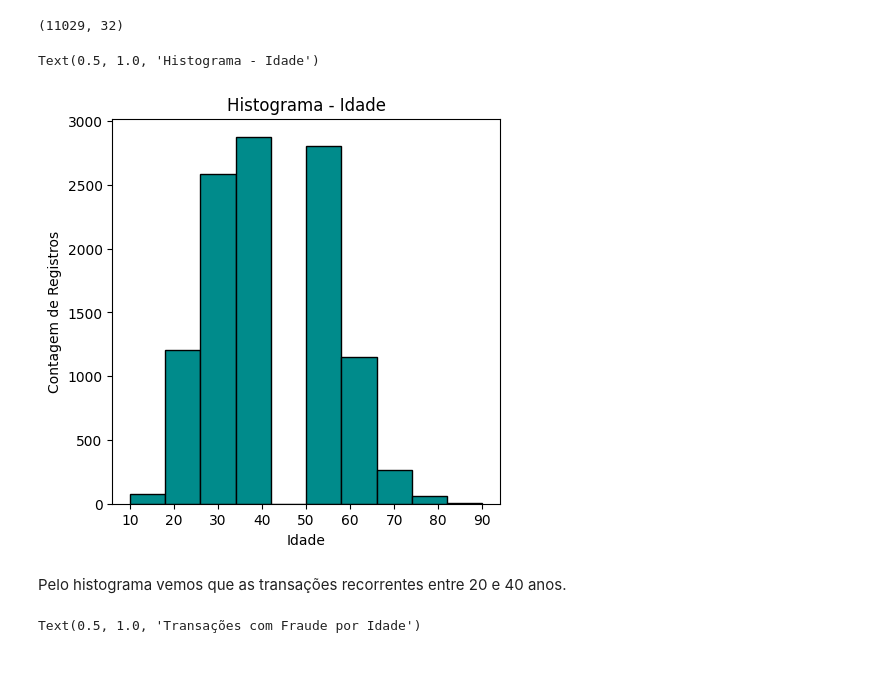
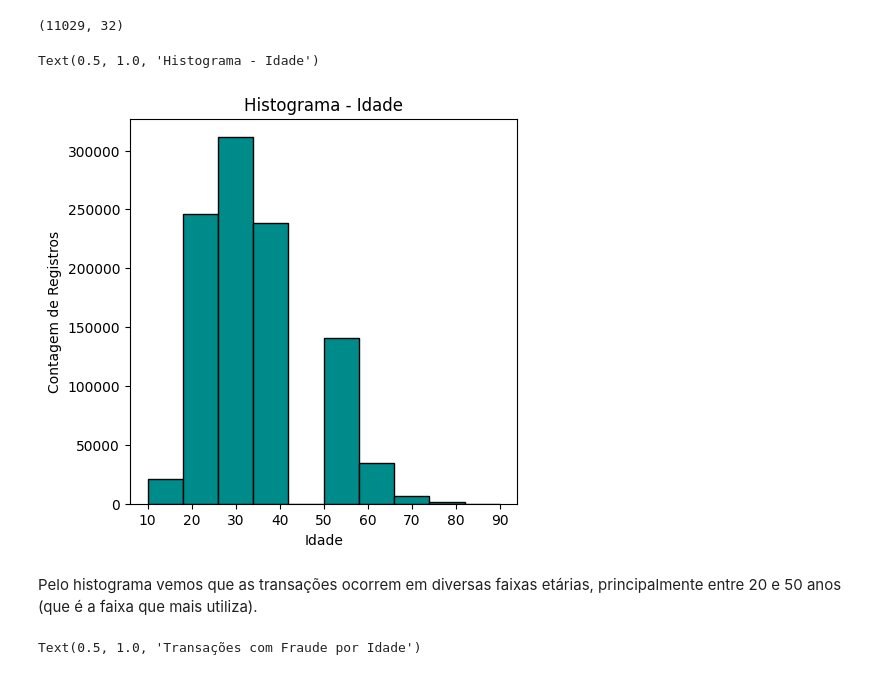
Before and after one commit to marcosmorais94/fraud_bankaccount, a Jupyter notebook: bank_fraud.ipynb, the cells around one changed output. Drawn from its saved outputs; the diff is of its cells as text; code cells hidden in the pictures.

```diff
--- a/bank_fraud.ipynb
+++ b/bank_fraud.ipynb
@@ -123,16 +123,16 @@ print(base_fraud.shape)
 # %%
 # Histograma da Idade
 
 fig, ax = plt.subplots(figsize=(5, 5))
-plt.hist(base_fraud['customer_age'], color = 'darkcyan', edgecolor = 'black')
+plt.hist(base['customer_age'], color = 'darkcyan', edgecolor = 'black')
 plt.ylabel('Contagem de Registros')
 plt.xlabel('Idade')
 plt.title('Histograma - Idade')
 # %% [output]
 Text(0.5, 1.0, 'Histograma - Idade')
-[figure, old version]
+[figure, new version]
 # %% [markdown]
-Pelo histograma vemos que as transações recorrentes entre 20 e 40 anos.
+Pelo histograma vemos que as transações ocorrem em diversas faixas etárias, principalmente entre 20 e 50 anos (que é a faixa que mais utiliza).
 # %%
 # Gráfico de barras fraude por idade
 
```
Also changed, not shown: parts of 6 cells of this notebook.
